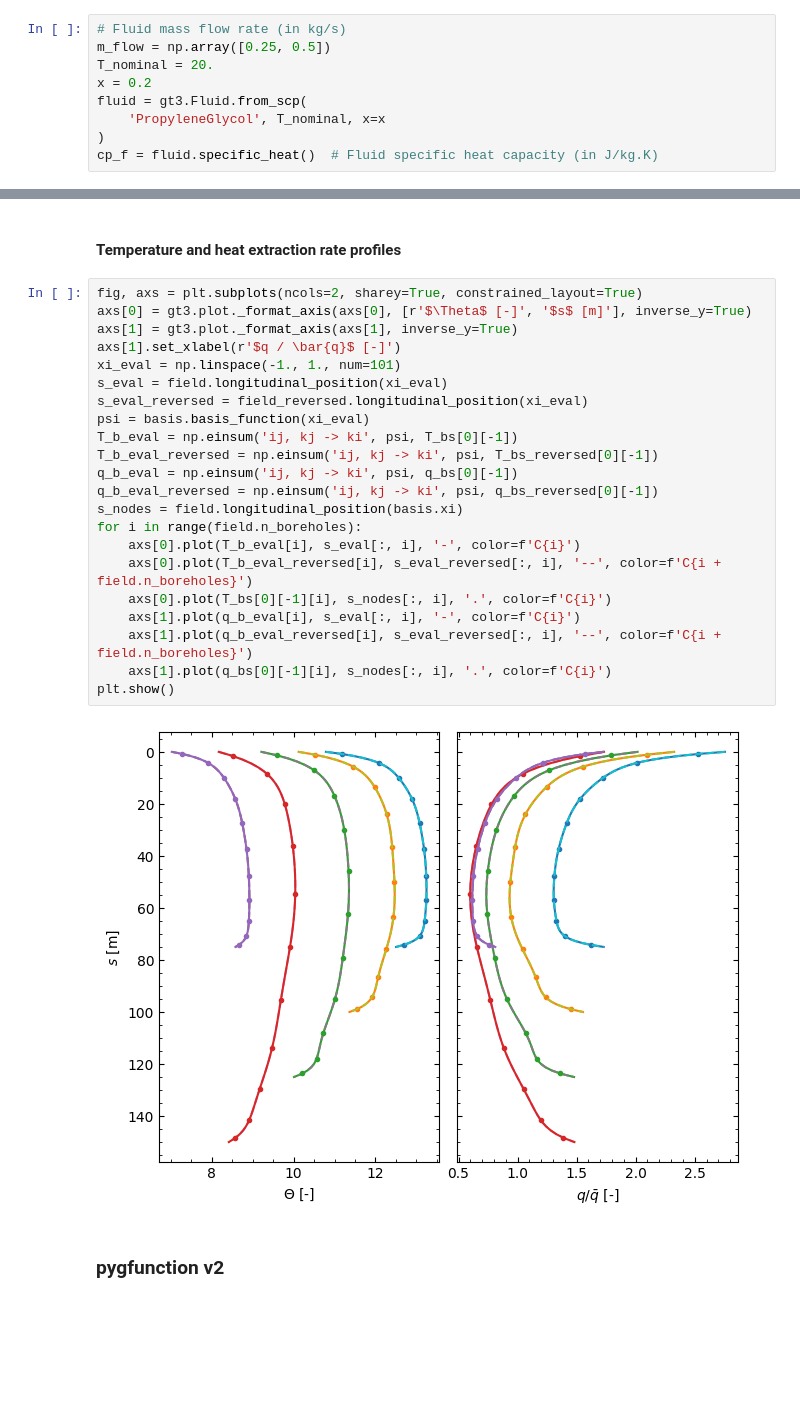
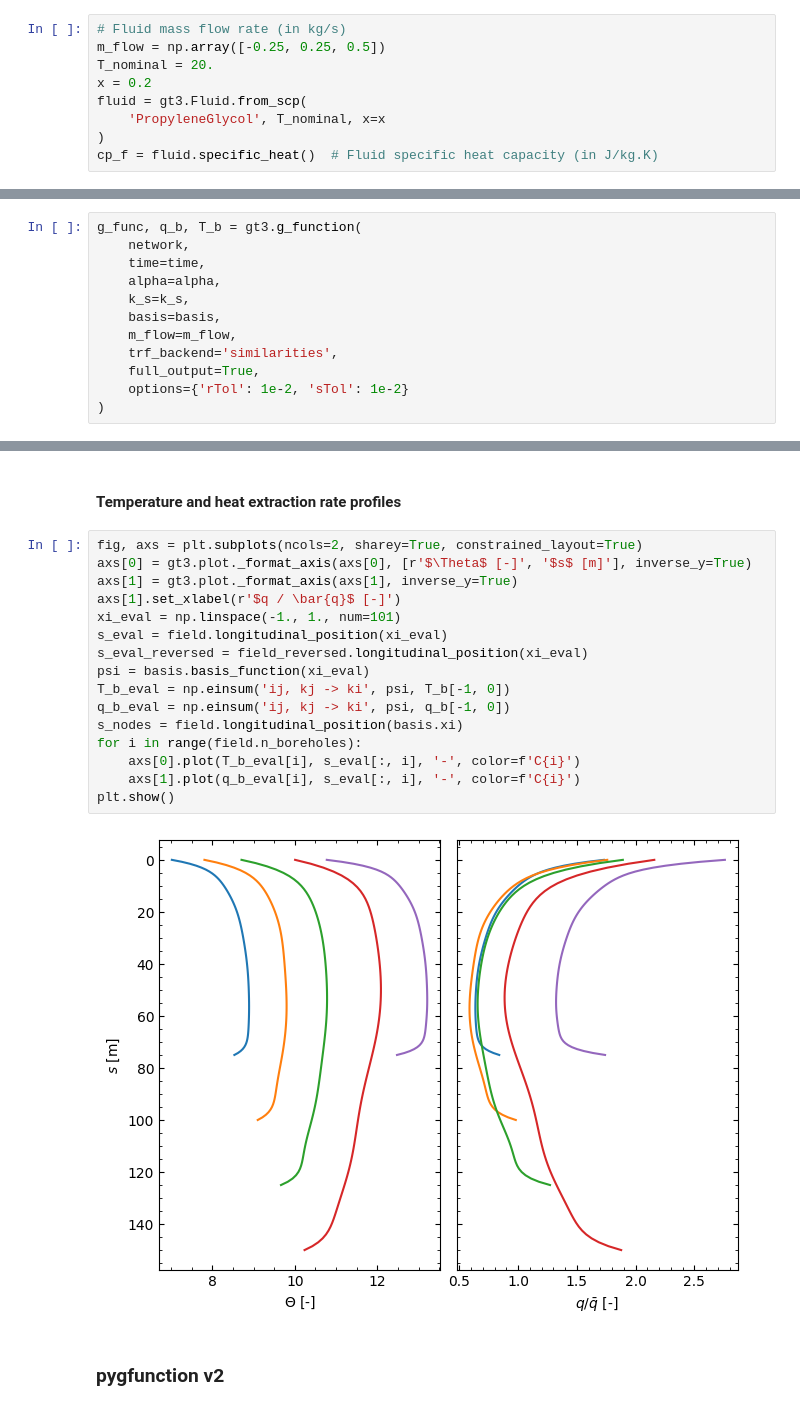
Before and after one commit to MassimoCimmino/pygfunction-HigherOrder, a Jupyter notebook: notebooks/g_function_mixed_inlet_conditions.ipynb, the cells around one changed output, grey strips where cells are left out. Saved outputs shown, nothing was run; the diff lists cells and outputs as text; blank space fills up the shorter version.

```diff
--- a/notebooks/g_function_mixed_inlet_conditions.ipynb
+++ b/notebooks/g_function_mixed_inlet_conditions.ipynb
@@ -61,7 +61,7 @@ time = np.exp(tt_s) * t_s
 The fluid is propylene-glycol (20%) and the internal thermal resistances were calculated for a typical borehole configuration using the multipole method.
 # %%
 # Fluid mass flow rate (in kg/s)
-m_flow = np.array([0.25, 0.5])
+m_flow = np.array([-0.25, 0.25, 0.5])
 T_nominal = 20.
 x = 0.2
 fluid = gt3.Fluid.from_scp(
@@ -131,0 +81,12 @@ Total time: 0.13 seconds
+# %%
+g_func, q_b, T_b = gt3.g_function(
+    network,
+    time=time,
+    alpha=alpha,
+    k_s=k_s,
+    basis=basis,
+    m_flow=m_flow,
+    trf_backend='similarities',
+    full_output=True,
+    options={'rTol': 1e-2, 'sTol': 1e-2}
+)
@@ -144,27 +111,21 @@ plt.show()
 # %%
 fig, axs = plt.subplots(ncols=2, sharey=True, constrained_layout=True)
 axs[0] = gt3.plot._format_axis(axs[0], [r'$\Theta$ [-]', '$s$ [m]'], inverse_y=True)
 axs[1] = gt3.plot._format_axis(axs[1], inverse_y=True)
 axs[1].set_xlabel(r'$q / \bar{q}$ [-]')
 xi_eval = np.linspace(-1., 1., num=101)
 s_eval = field.longitudinal_position(xi_eval)
 s_eval_reversed = field_reversed.longitudinal_position(xi_eval)
 psi = basis.basis_function(xi_eval)
-T_b_eval = np.einsum('ij, kj -> ki', psi, T_bs[0][-1])
-T_b_eval_reversed = np.einsum('ij, kj -> ki', psi, T_bs_reversed[0][-1])
-q_b_eval = np.einsum('ij, kj -> ki', psi, q_bs[0][-1])
-q_b_eval_reversed = np.einsum('ij, kj -> ki', psi, q_bs_reversed[0][-1])
+T_b_eval = np.einsum('ij, kj -> ki', psi, T_b[-1, 0])
+q_b_eval = np.einsum('ij, kj -> ki', psi, q_b[-1, 0])
 s_nodes = field.longitudinal_position(basis.xi)
 for i in range(field.n_boreholes):
     axs[0].plot(T_b_eval[i], s_eval[:, i], '-', color=f'C{i}')
-    axs[0].plot(T_b_eval_reversed[i], s_eval_reversed[:, i], '--', color=f'C{i + field.n_boreholes}')
-    axs[0].plot(T_bs[0][-1][i], s_nodes[:, i], '.', color=f'C{i}')
     axs[1].plot(q_b_eval[i], s_eval[:, i], '-', color=f'C{i}')
-    axs[1].plot(q_b_eval_reversed[i], s_eval_reversed[:, i], '--', color=f'C{i + field.n_boreholes}')
-    axs[1].plot(q_bs[0][-1][i], s_nodes[:, i], '.', color=f'C{i}')
 plt.show()
 # %% [output]
-[figure, old version]
+[figure, new version]
 # %% [markdown]
 ### pygfunction v2
 # %%
```
Also changed, not shown: parts of 9 cells of this notebook, 1 other file.
